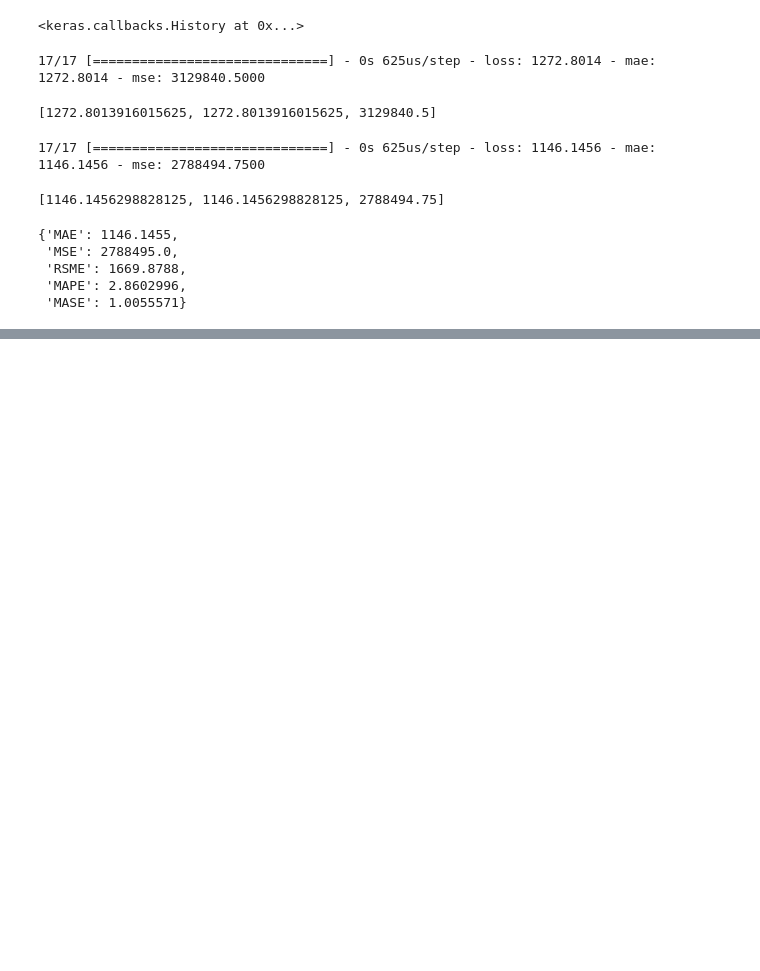
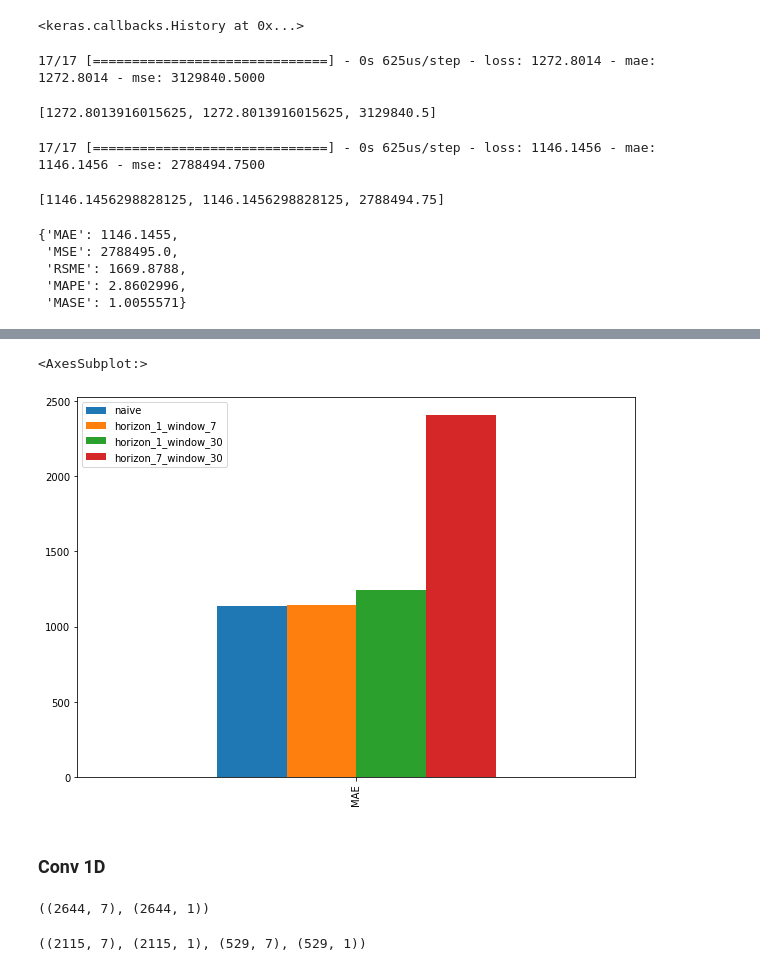
Before and after one commit to alexandreLamarre/tf-lstm, a Jupyter notebook: time_series/btc_predict.ipynb, the cells around one changed output, grey strips where cells are left out. Saved outputs shown, nothing was run; the diff lists cells and outputs as text; code cells hidden in the pictures; blank space fills up the shorter version.

```diff
--- a/time_series/btc_predict.ipynb
+++ b/time_series/btc_predict.ipynb
@@ -313,0 +479,2 @@ model_res
+# %%
+model3_res = evaluate_preds(y_true=tf.squeeze(test_labels), y_pred=model3_preds)
@@ -313,0 +504,13 @@ model_res
+# %%
+pd.DataFrame({
+    "naive" : naive_res["MAE"],
+    "horizon_1_window_7" : model_res["MAE"],
+    "horizon_1_window_30" : model2_res["MAE"],
+    "horizon_7_window_30" : model3_res["MAE"],
+
+}, index=["MAE"]).plot(figsize=(10, 7), kind="bar")
+# %% [output]
+<AxesSubplot:>
+[figure, added]
+# %% [markdown]
+### Conv 1D
@@ -313,0 +522,9 @@ model_res
+# %%
+windows.shape, labels.shape
+# %% [output]
+((2644, 7), (2644, 1))
+# %%
+train_windows, train_labels, test_windows, test_labels = train_test_split_windows(windows, labels)
+train_windows.shape, train_labels.shape, test_windows.shape, test_labels.shape
+# %% [output]
+((2115, 7), (2115, 1), (529, 7), (529, 1))
```
Also changed, not shown: parts of 76 cells of this notebook.
